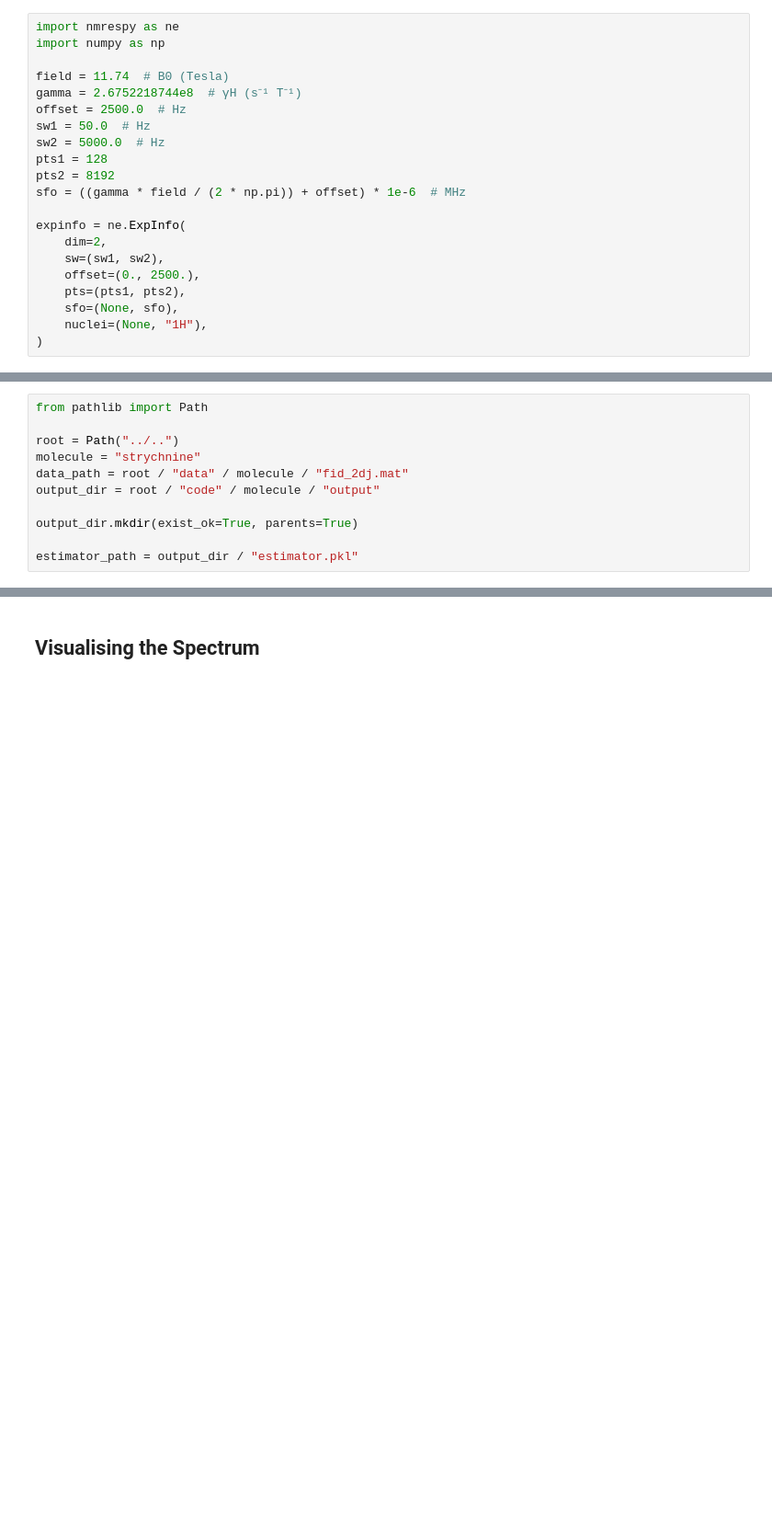
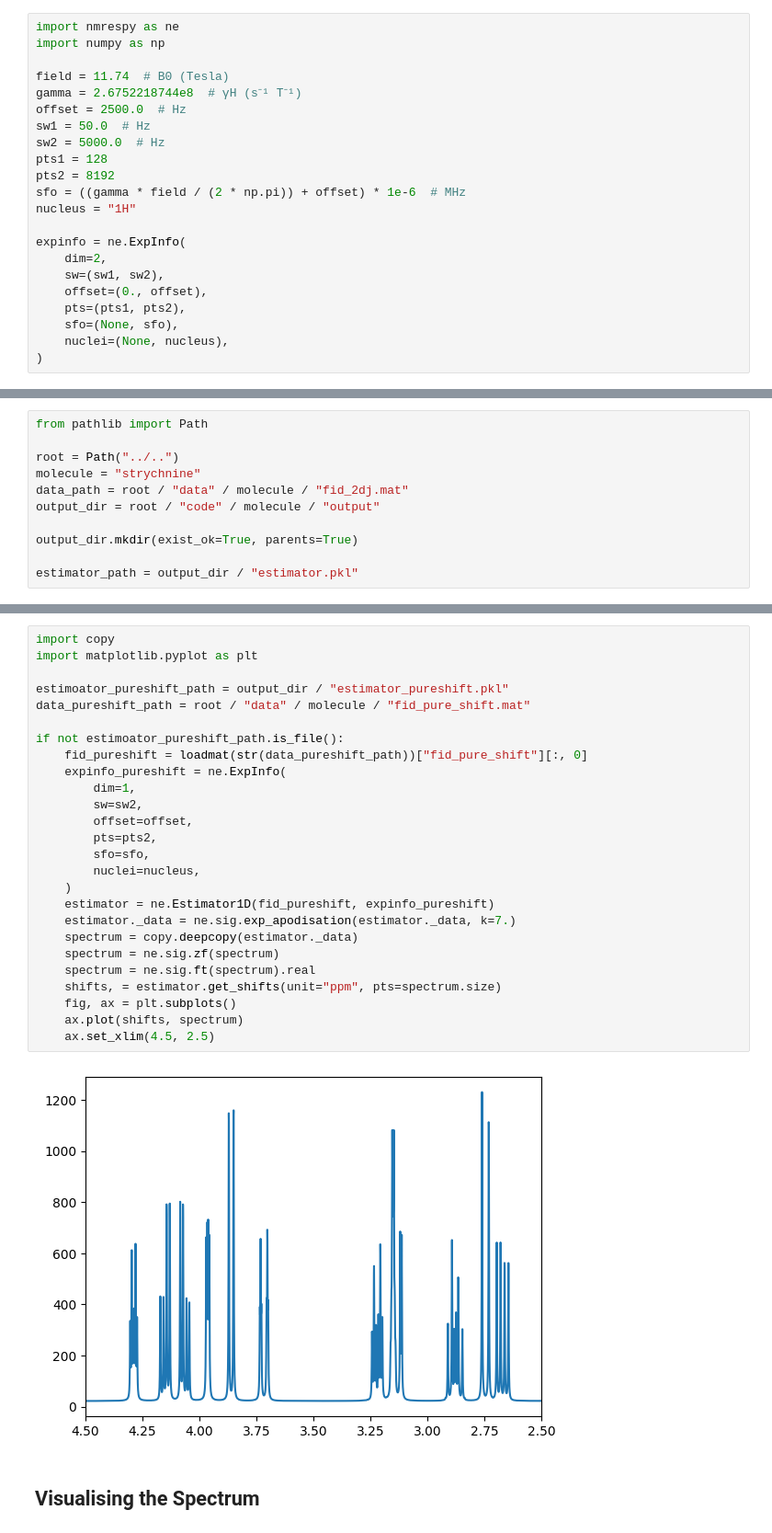
Before and after one commit to foroozandehgroup/cupid-data, a Jupyter notebook: code/strychnine/strychnine.ipynb, the cells around one changed output, grey strips where cells are left out. Shown at 92% size. Saved outputs shown, nothing was run; the diff lists cells and outputs as text; blank space fills up the shorter version.

```diff
--- a/code/strychnine/strychnine.ipynb
+++ b/code/strychnine/strychnine.ipynb
@@ -27,14 +27,15 @@ sw2 = 5000.0  # Hz
 pts1 = 128
 pts2 = 8192
 sfo = ((gamma * field / (2 * np.pi)) + offset) * 1e-6  # MHz
+nucleus = "1H"
 
 expinfo = ne.ExpInfo(
     dim=2,
     sw=(sw1, sw2),
-    offset=(0., 2500.),
+    offset=(0., offset),
     pts=(pts1, pts2),
     sfo=(None, sfo),
-    nuclei=(None, "1H"),
+    nuclei=(None, nucleus),
 )
 # %% [markdown]
 ## Load and Preprocess the Data
@@ -77,3 +80,31 @@ Saved file ../../code/strychnine/output/estimator.pkl.
+# %%
+import copy
+import matplotlib.pyplot as plt
+
+estimoator_pureshift_path = output_dir / "estimator_pureshift.pkl"
+data_pureshift_path = root / "data" / molecule / "fid_pure_shift.mat"
+
+if not estimoator_pureshift_path.is_file():
+    fid_pureshift = loadmat(str(data_pureshift_path))["fid_pure_shift"][:, 0]
+    expinfo_pureshift = ne.ExpInfo(
+        dim=1,
+        sw=sw2,
+        offset=offset,
+        pts=pts2,
+        sfo=sfo,
+        nuclei=nucleus,
+    )
+    estimator = ne.Estimator1D(fid_pureshift, expinfo_pureshift)
+    estimator._data = ne.sig.exp_apodisation(estimator._data, k=7.)
+    spectrum = copy.deepcopy(estimator._data)
+    spectrum = ne.sig.zf(spectrum)
+    spectrum = ne.sig.ft(spectrum).real
+    shifts, = estimator.get_shifts(unit="ppm", pts=spectrum.size)
+    fig, ax = plt.subplots()
+    ax.plot(shifts, spectrum)
+    ax.set_xlim(4.5, 2.5)
+# %% [output]
+[figure, added]
 # %% [markdown]
 ## Visualising the Spectrum
 # %% [markdown]
```
Also changed, not shown: parts of 2 cells of this notebook, 2 other files.
